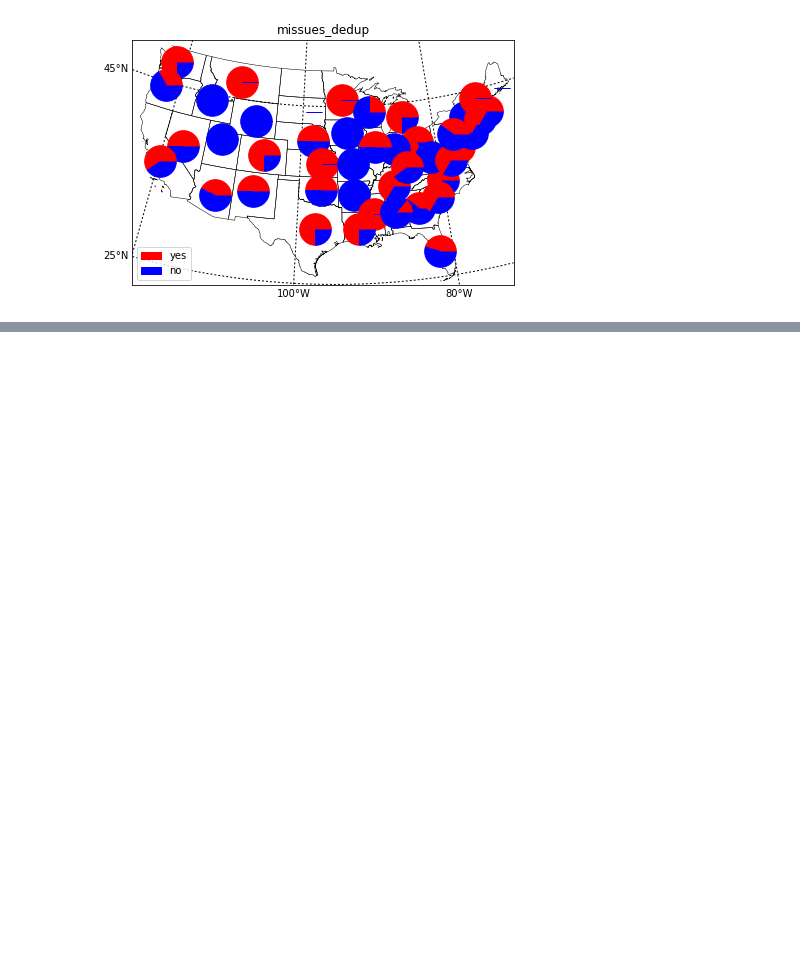
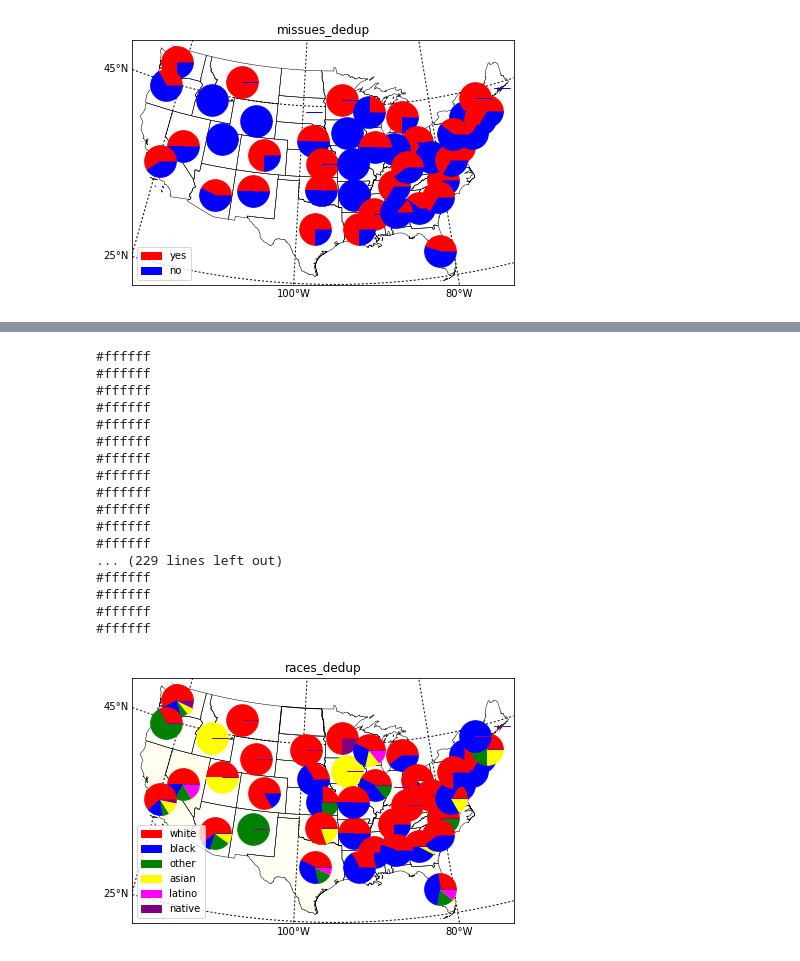
Before and after one commit to BlueEyedHush/us-mass-shootings, a Jupyter notebook: preliminary-analysis/geopiecharts.ipynb, the cells around one changed output, grey strips where cells are left out. Saved outputs shown, nothing was run; the diff lists cells and outputs as text; code cells hidden in the pictures; blank space fills up the shorter version.

```diff
--- a/preliminary-analysis/geopiecharts.ipynb
+++ b/preliminary-analysis/geopiecharts.ipynb
@@ -18,0 +68,22 @@ for c in cols:
+# %%
+from pie_on_map import plotit
+plotit("races_dedup", "")
+# %% [output]
+#ffffff
+#ffffff
+#ffffff
+#ffffff
+#ffffff
+#ffffff
+#ffffff
+#ffffff
+#ffffff
+#ffffff
+#ffffff
+#ffffff
+... (229 lines left out)
+#ffffff
+#ffffff
+#ffffff
+#ffffff
+[figure, added]
```
Also changed, not shown: parts of 3 cells of this notebook, 1 other file.
